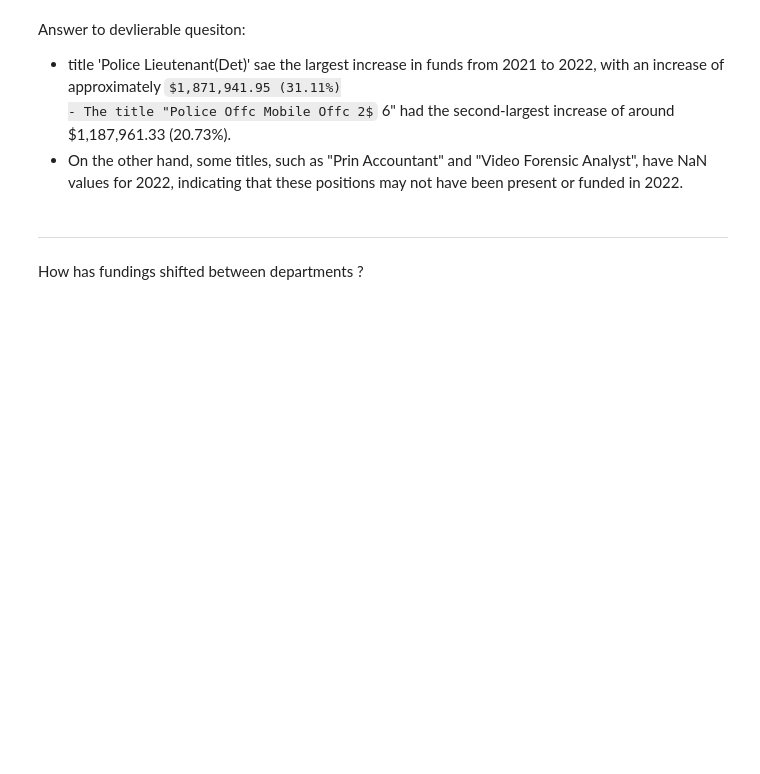
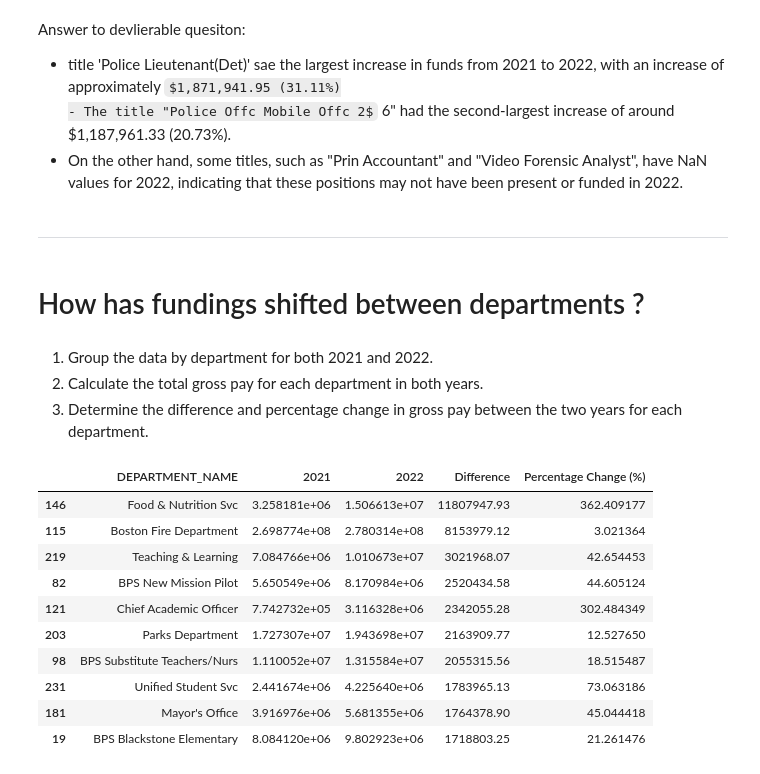
Before and after one commit to BU-Spark/ds-police-overtime, a Jupyter notebook: fa23-team-f/data/data_info.ipynb, the cells around one changed output. Drawn from its saved outputs; the diff is of its cells as text; code cells hidden in the pictures; some formulas as TeX source; blank space fills up the shorter version.

```diff
--- a/fa23-team-f/data/data_info.ipynb
+++ b/fa23-team-f/data/data_info.ipynb
@@ -248,4 +250,38 @@ Answer to devlierable quesiton:
 # %% [markdown]
 -----------------------------------------------------
 # %% [markdown]
-How has fundings shifted between departments ?
+# How has fundings shifted between departments ?
+# %% [markdown]
+1. Group the data by department for both 2021 and 2022.
+2. Calculate the total gross pay for each department in both years.
+3. Determine the difference and percentage change in gross pay between the two years for each department.
+# %%
+earnings_2021['TOTAL_GROSS'] = earnings_2021['TOTAL_GROSS'].str.replace(',', '').astype(float)
+earnings_2022['TOTAL_ GROSS'] = earnings_2022['TOTAL_ GROSS'].str.replace(',', '').astype(float)
+# Group by department and sum the gross pay for 2021 and 2022
+grouped_department_2021 = earnings_2021.groupby('DEPARTMENT_NAME')['TOTAL_GROSS'].sum()
+grouped_department_2022 = earnings_2022.groupby('DEPARTMENT_NAME')['TOTAL_ GROSS'].sum()
+
+# Merge the two series to create a dataframe for comparison
+department_comparison = pd.DataFrame({'2021': grouped_department_2021, '2022': grouped_department_2022}).reset_index()
+
+# Calculate the difference and percentage change for each department
+department_comparison['Difference'] = department_comparison['2022'] - department_comparison['2021']
+department_comparison['Percentage Change (%)'] = (department_comparison['Difference'] / department_comparison['2021']) * 100
+
+# Sort the dataframe by the difference
+department_comparison_sorted = department_comparison.sort_values(by='Difference', ascending=False)
+
+department_comparison_sorted.head(10)
+# %% [output]
+|  | DEPARTMENT_NAME | 2021 | 2022 | Difference | Percentage Change (%) |
+| 146 | Food & Nutrition Svc | 3.258181e+06 | 1.506613e+07 | 11807947.93 | 362.409177 |
+| 115 | Boston Fire Department | 2.698774e+08 | 2.780314e+08 | 8153979.12 | 3.021364 |
+| 219 | Teaching & Learning | 7.084766e+06 | 1.010673e+07 | 3021968.07 | 42.654453 |
+| 82 | BPS New Mission Pilot | 5.650549e+06 | 8.170984e+06 | 2520434.58 | 44.605124 |
+| 121 | Chief Academic Officer | 7.742732e+05 | 3.116328e+06 | 2342055.28 | 302.484349 |
+| 203 | Parks Department | 1.727307e+07 | 1.943698e+07 | 2163909.77 | 12.527650 |
+| 98 | BPS Substitute Teachers/Nurs | 1.110052e+07 | 1.315584e+07 | 2055315.56 | 18.515487 |
+| 231 | Unified Student Svc | 2.441674e+06 | 4.225640e+06 | 1783965.13 | 73.063186 |
+| 181 | Mayor's Office | 3.916976e+06 | 5.681355e+06 | 1764378.90 | 45.044418 |
+| 19 | BPS Blackstone Elementary | 8.084120e+06 | 9.802923e+06 | 1718803.25 | 21.261476 |
```
Also changed, not shown: parts of 32 cells of this notebook.
